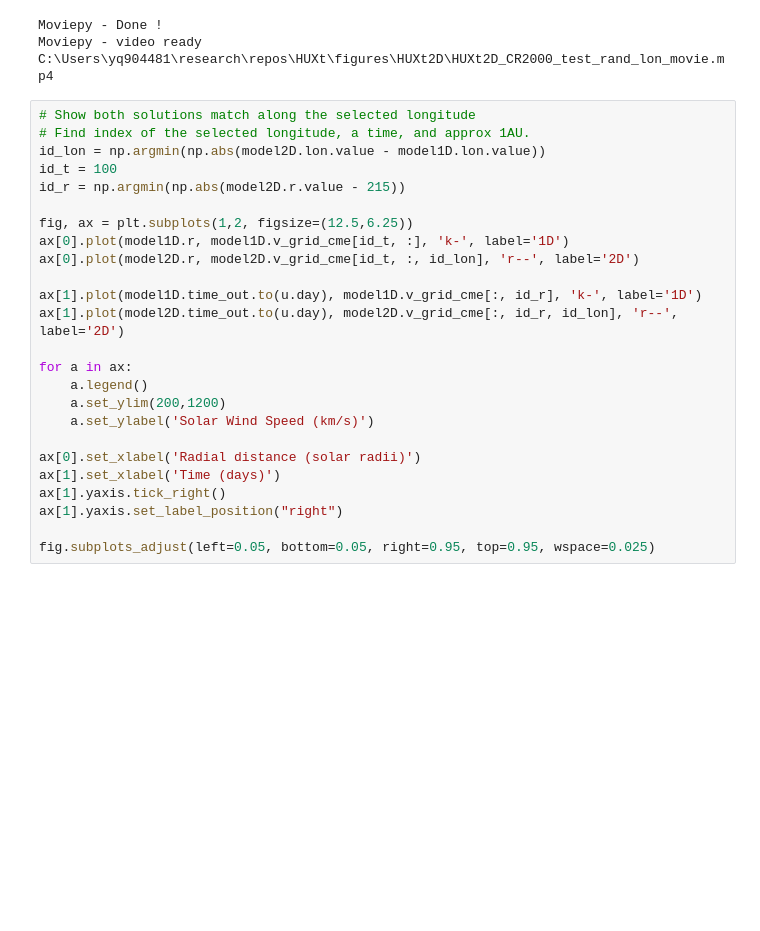
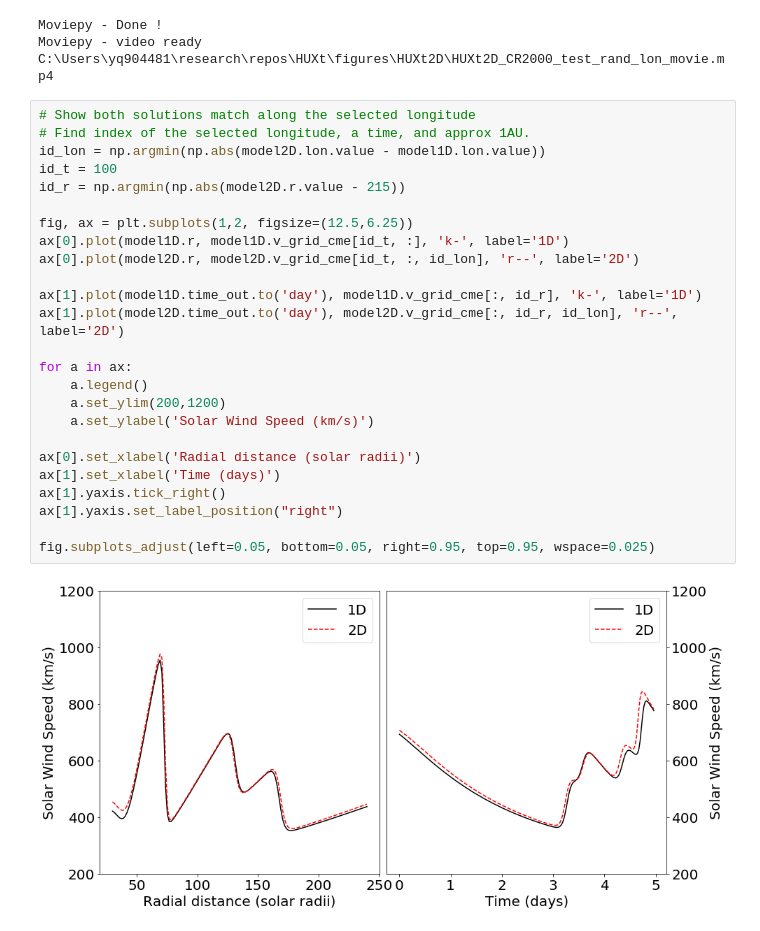
Before and after one commit to University-of-Reading-Space-Science/HUXt, a Jupyter notebook: code/HUXt_example.ipynb, the cells around one changed output. Drawn from its saved outputs; the diff is of its cells as text; blank space fills up the shorter version.

```diff
--- a/code/HUXt_example.ipynb
+++ b/code/HUXt_example.ipynb
@@ -46,25 +46,27 @@ Moviepy - video ready C:\Users\yq904481\research\repos\HUXt\figures\HUXt2D\HUXt2
 # %%
 # Show both solutions match along the selected longitude
 # Find index of the selected longitude, a time, and approx 1AU.
 id_lon = np.argmin(np.abs(model2D.lon.value - model1D.lon.value))
 id_t = 100
 id_r = np.argmin(np.abs(model2D.r.value - 215))
 
 fig, ax = plt.subplots(1,2, figsize=(12.5,6.25))
 ax[0].plot(model1D.r, model1D.v_grid_cme[id_t, :], 'k-', label='1D')
 ax[0].plot(model2D.r, model2D.v_grid_cme[id_t, :, id_lon], 'r--', label='2D')
 
-ax[1].plot(model1D.time_out.to(u.day), model1D.v_grid_cme[:, id_r], 'k-', label='1D')
-ax[1].plot(model2D.time_out.to(u.day), model2D.v_grid_cme[:, id_r, id_lon], 'r--', label='2D')
+ax[1].plot(model1D.time_out.to('day'), model1D.v_grid_cme[:, id_r], 'k-', label='1D')
+ax[1].plot(model2D.time_out.to('day'), model2D.v_grid_cme[:, id_r, id_lon], 'r--', label='2D')
 
 for a in ax:
     a.legend()
     a.set_ylim(200,1200)
     a.set_ylabel('Solar Wind Speed (km/s)')
 
 ax[0].set_xlabel('Radial distance (solar radii)')
 ax[1].set_xlabel('Time (days)')
 ax[1].yaxis.tick_right()
 ax[1].yaxis.set_label_position("right")
 
 fig.subplots_adjust(left=0.05, bottom=0.05, right=0.95, top=0.95, wspace=0.025)
+# %% [output]
+[figure, added]
```
